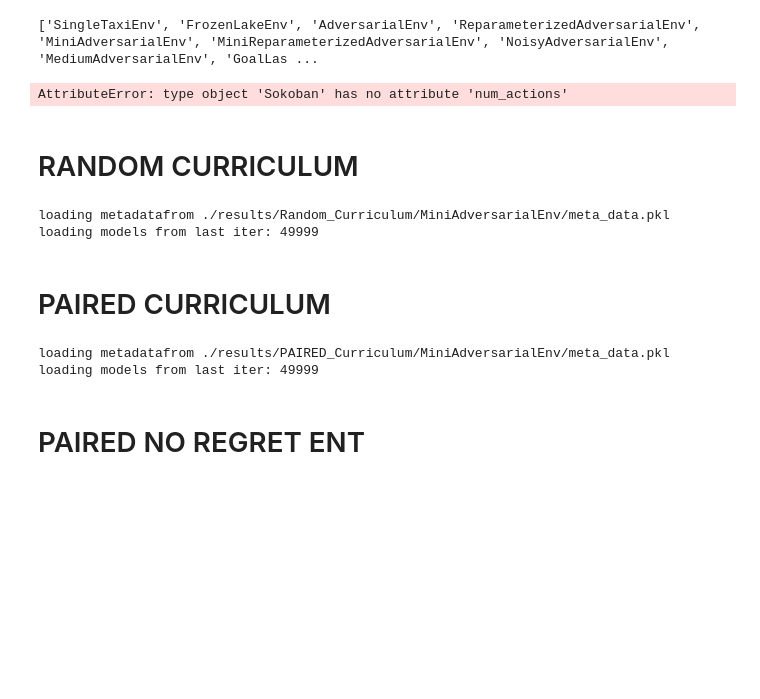
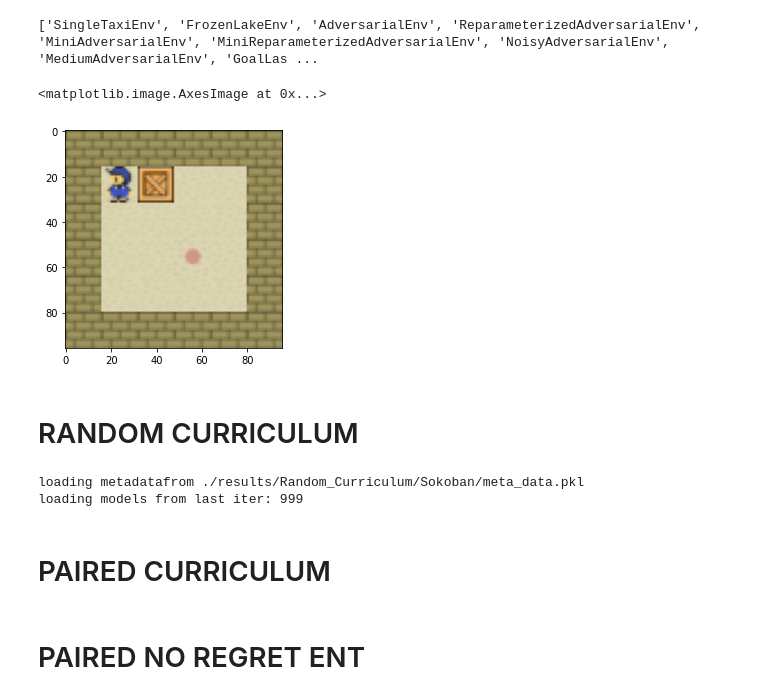
Before and after one commit to nitsan57/CDM_torch, a Jupyter notebook: cdm.ipynb, the cells around one changed output. Saved outputs shown, nothing was run; the diff lists cells and outputs as text; code cells hidden in the pictures; blank space fills up the shorter version.

```diff
--- a/cdm.ipynb
+++ b/cdm.ipynb
@@ -31,13 +31,16 @@ print(env_names[:15])
 # %% [output]
 ['SingleTaxiEnv', 'FrozenLakeEnv', 'AdversarialEnv', 'ReparameterizedAdversarialEnv', 'MiniAdversarialEnv', 'MiniReparameterizedAdversarialEnv', 'NoisyAdversarialEnv', 'MediumAdversarialEnv', 'GoalLas ...
 # %%
-env = all_envs['Sokoban']
+env = all_envs['Sokoban']()
 n_actions = env.get_action_space().n
-obs_shape = env.observation_space
+obs_shape = env.get_observation_space()
 gen_obs_shape = env.get_generator_observation_space()
 gen_action_dim = env.get_generator_action_space().n
-# %% [output]
-AttributeError: type object 'Sokoban' has no attribute 'num_actions'
+# %%
+plt.imshow(env.render())
+# %% [output]
+<matplotlib.image.AxesImage at 0x...>
+[figure, added]
 # %% [markdown]
 # RANDOM CURRICULUM
 # %%
@@ -45,8 +48,8 @@ r_agent = PPO_Agent(obs_shape, n_actions, device=device, batch_size=64, max_mem_
 r_teacher = Random_Curriculum(env ,trainee=r_agent)
 r_rewards = r_teacher.teach(n_iters=50000, n_episodes=1)
 # %% [output]
-loading metadatafrom ./results/Random_Curriculum/MiniAdversarialEnv/meta_data.pkl
-loading models from last iter: 49999
+loading metadatafrom ./results/Random_Curriculum/Sokoban/meta_data.pkl
+loading models from last iter: 999
 # %% [markdown]
 # PAIRED CURRICULUM
 # %%
@@ -54,9 +57,6 @@ p_agent = PPO_Agent(obs_shape, n_actions, device=device, batch_size=64, max_mem_
 teacher_agent = PPO_Agent(gen_obs_shape, gen_action_dim, device=device, batch_size=64, max_mem_size=10**5, lr=0.0001, model=rnn.RNN)
 p_teacher = PAIRED_Curriculum(env, teacher_agent=teacher_agent ,trainee=p_agent)
 p_rewards = p_teacher.teach(n_iters=50000, n_episodes=1)
-# %% [output]
-loading metadatafrom ./results/PAIRED_Curriculum/MiniAdversarialEnv/meta_data.pkl
-loading models from last iter: 49999
 # %% [markdown]
 # PAIRED NO REGRET ENT
 # %%
```
Also changed, not shown: parts of 9 cells of this notebook, 6 other files.
